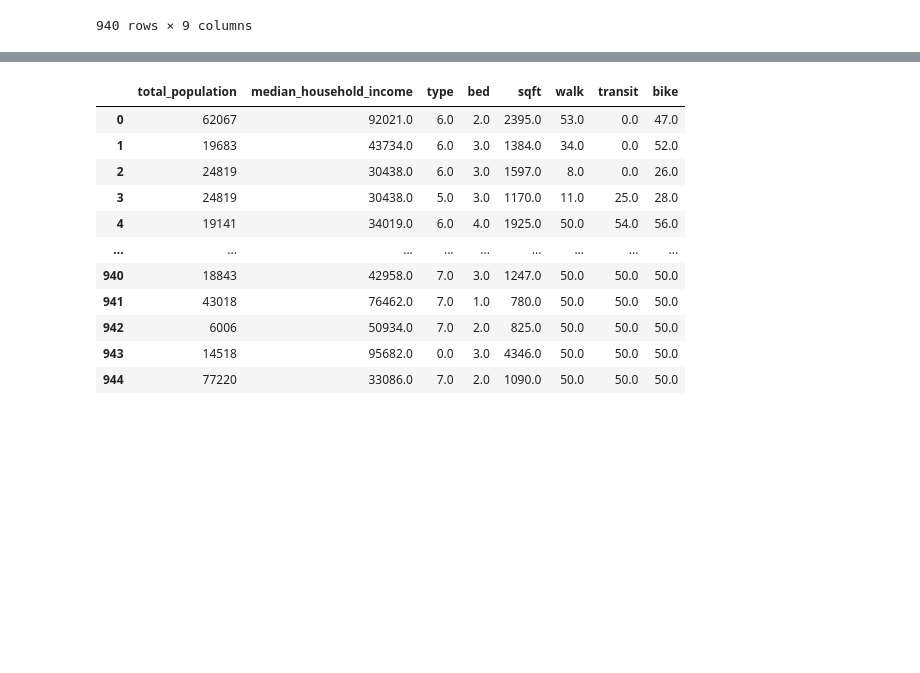
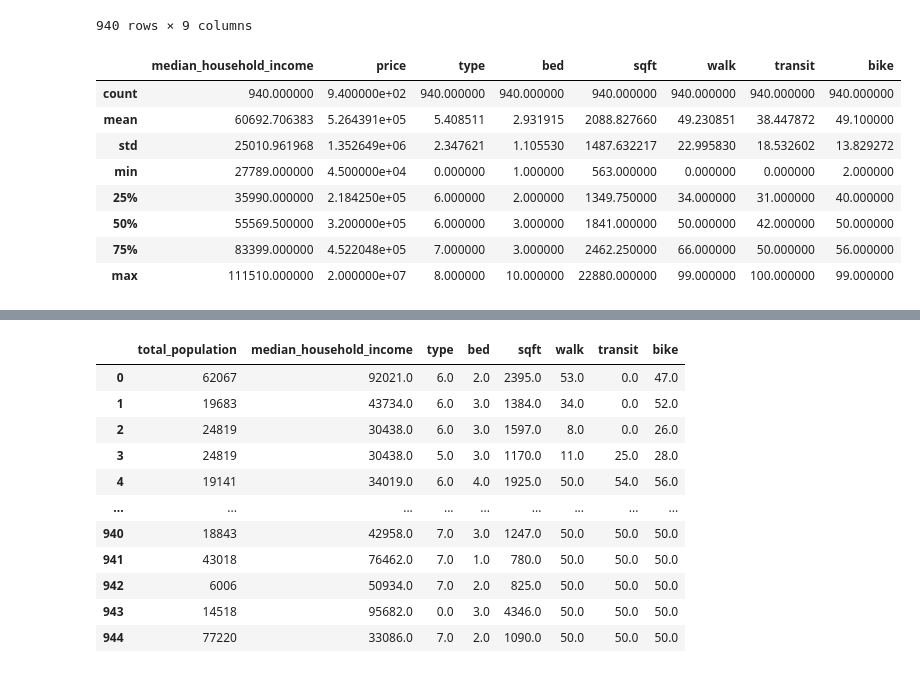
Before and after one commit to alwaysanthony/HHPP, a Jupyter notebook: Machine Learning/Linear Regression Model.ipynb, the cells around one changed output, grey strips where cells are left out. Saved outputs shown, nothing was run; the diff lists cells and outputs as text; code cells hidden in the pictures; blank space fills up the shorter version.

```diff
--- a/Machine Learning/Linear Regression Model.ipynb
+++ b/Machine Learning/Linear Regression Model.ipynb
@@ -139,3 +137,15 @@ ml_df
 | 943 | 14518 | 95682.0 | 4495000.0 | 0.0 | 3.0 | 4346.0 | 50.0 | 50.0 | 50.0 |
 | 944 | 77220 | 33086.0 | 115000.0 | 7.0 | 2.0 | 1090.0 | 50.0 | 50.0 | 50.0 |
 940 rows × 9 columns
+# %%
+ml_df.describe()
+# %% [output]
+|  | median_household_income | price | type | bed | sqft | walk | transit | bike |
+| count | 940.000000 | 9.400000e+02 | 940.000000 | 940.000000 | 940.000000 | 940.000000 | 940.000000 | 940.000000 |
+| mean | 60692.706383 | 5.264391e+05 | 5.408511 | 2.931915 | 2088.827660 | 49.230851 | 38.447872 | 49.100000 |
+| std | 25010.961968 | 1.352649e+06 | 2.347621 | 1.105530 | 1487.632217 | 22.995830 | 18.532602 | 13.829272 |
+| min | 27789.000000 | 4.500000e+04 | 0.000000 | 1.000000 | 563.000000 | 0.000000 | 0.000000 | 2.000000 |
+| 25% | 35990.000000 | 2.184250e+05 | 6.000000 | 2.000000 | 1349.750000 | 34.000000 | 31.000000 | 40.000000 |
+| 50% | 55569.500000 | 3.200000e+05 | 6.000000 | 3.000000 | 1841.000000 | 50.000000 | 42.000000 | 50.000000 |
+| 75% | 83399.000000 | 4.522048e+05 | 7.000000 | 3.000000 | 2462.250000 | 66.000000 | 50.000000 | 56.000000 |
+| max | 111510.000000 | 2.000000e+07 | 8.000000 | 10.000000 | 22880.000000 | 99.000000 | 100.000000 | 99.000000 |
```
Also changed, not shown: parts of 5 cells of this notebook, 1 other file.
